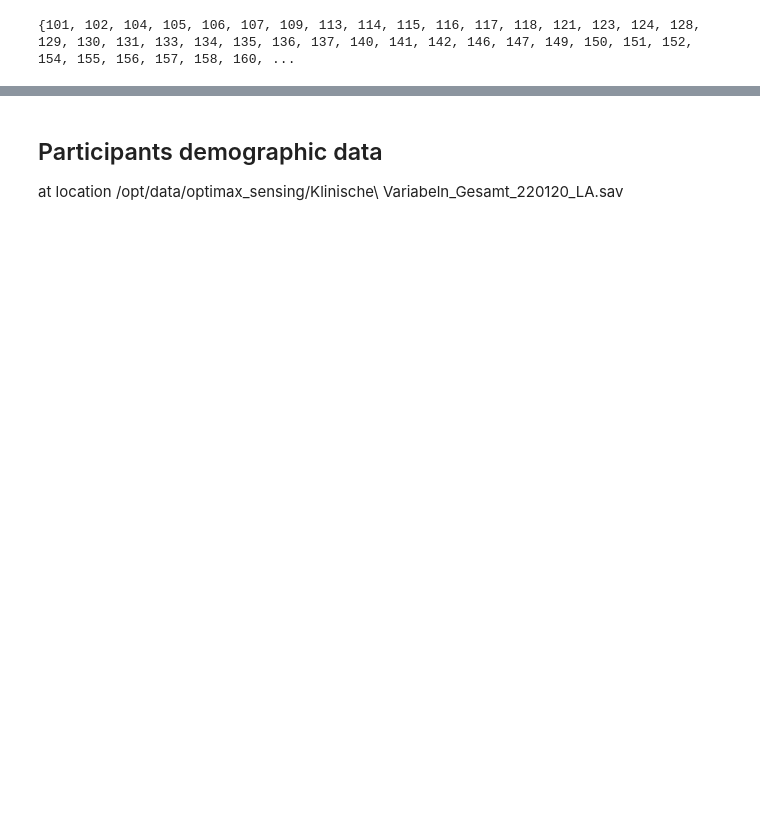
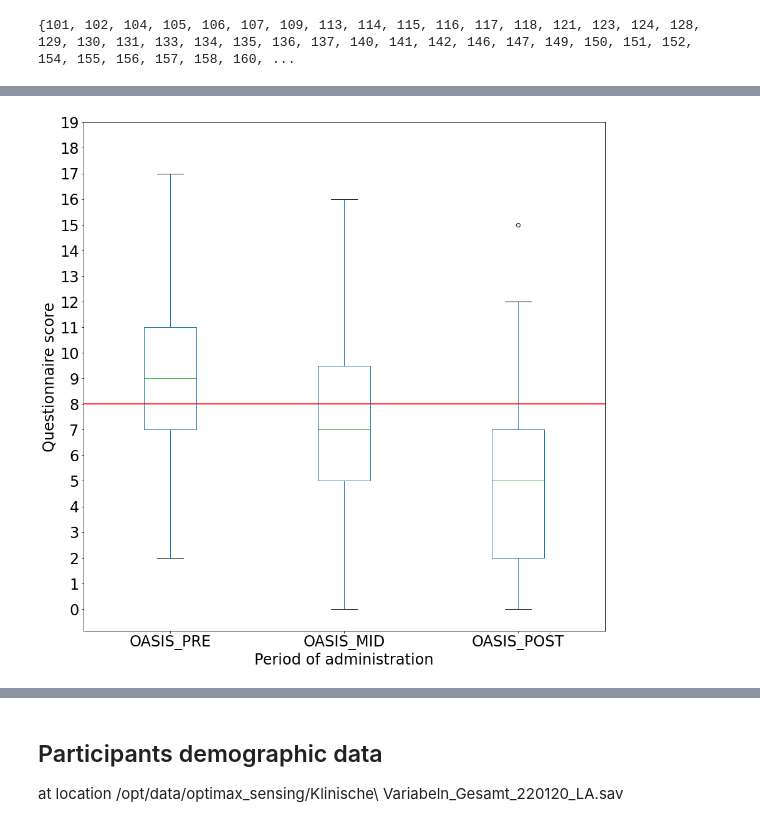
Before and after one commit to trelium/OPTIMAX-sensing, a Jupyter notebook: src/data/targets_wrangling.ipynb, the cells around one changed output, grey strips where cells are left out. Saved outputs shown, nothing was run; the diff lists cells and outputs as text; code cells hidden in the pictures; blank space fills up the shorter version.

```diff
--- a/src/data/targets_wrangling.ipynb
+++ b/src/data/targets_wrangling.ipynb
@@ -99,0 +229,10 @@ df
+# %%
+#participant 376 has double values. Compare information from another source
+import pandas as pd
+df = pd.read_spss("/opt/data/optimax_sensing/Klinische Variabeln_Gesamt_220120_LA.sav")
+baidata = df[['VP','BAI1_PRE', 'BAI2_PRE', 'BAI3_PRE', 'BAI4_PRE', 'BAI5_PRE', 'BAI6_PRE', 'BAI7_PRE', 'BAI8_PRE', 'BAI9_PRE', 'BAI10_PRE', 'BAI11_PRE', 'BAI12_PRE', 'BAI13_PRE', 'BAI14_PRE', 'BAI15_PRE', 'BAI16_PRE', 'BAI17_PRE', 'BAI18_PRE', 'BAI19_PRE', 'BAI20_PRE', 'BAI21_PRE']]
+baidata = baidata[baidata['VP'].isin(['376'])]
+baidata.replace('wenig, es stört mich nicht sehr', 1, inplace=True)
+baidata.replace('überhaupt nicht', 0, inplace=True)
+count = 0
+print(list(baidata.iloc[0,]))
@@ -99,0 +248,11 @@ df
+# %%
+
+import matplotlib.pyplot as plt
+df[['OASIS_PRE','OASIS_MID','OASIS_POST']].plot(kind='box',figsize = [15,15], yticks =np.arange(0,20,1), grid=False)
+plt.axhline(8, c='r' )
+plt.rcParams.update({'font.size': 24})
+plt.xlabel("Period of administration")
+plt.ylabel("Questionnaire score")
+plt.savefig('/home/jmocel/trelium/OPTIMAX-sensing/processed_data/oasis_thresholds.png')
+# %% [output]
+[figure, added]
```
Also changed, not shown: parts of 24 cells of this notebook, 3 other files.
